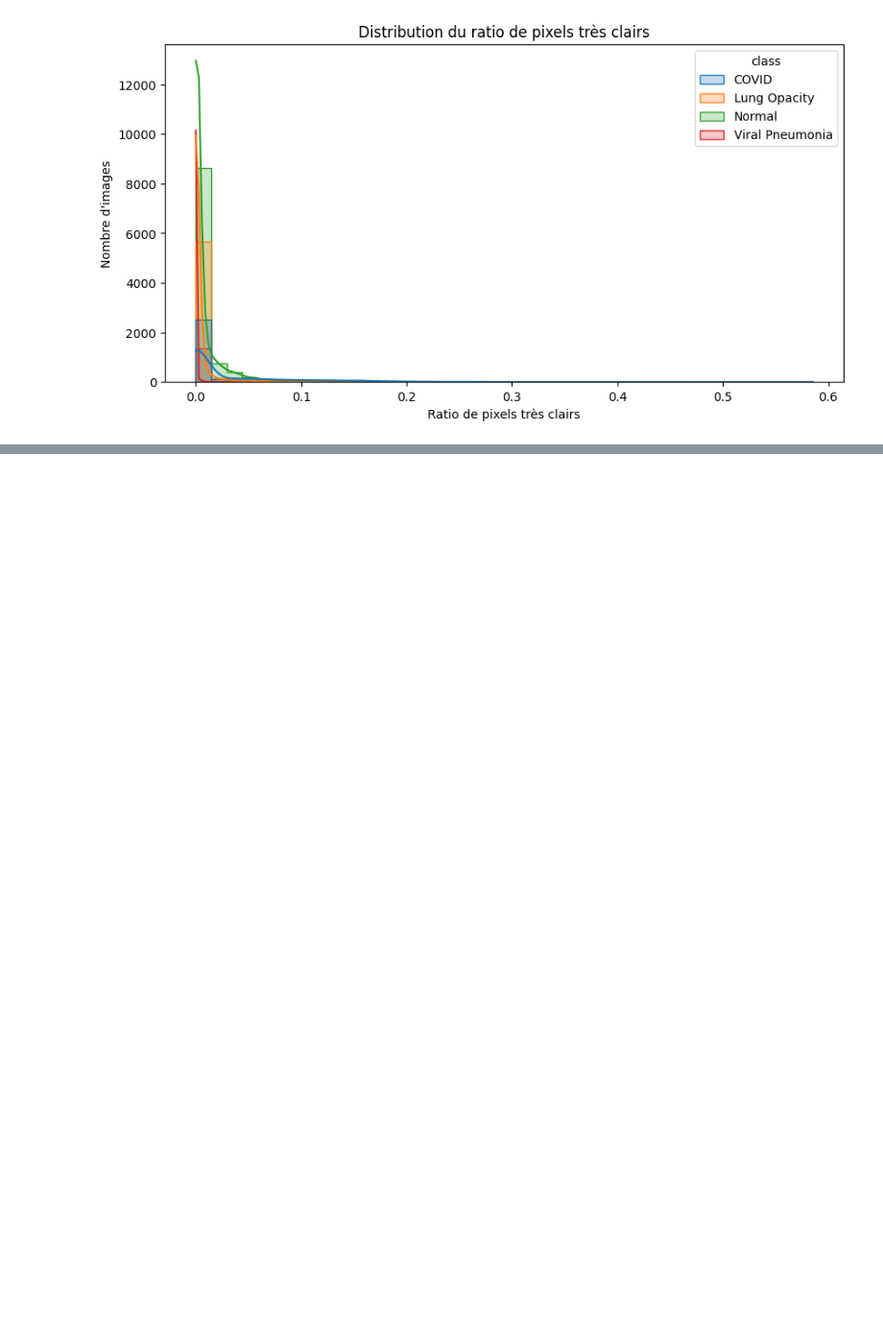
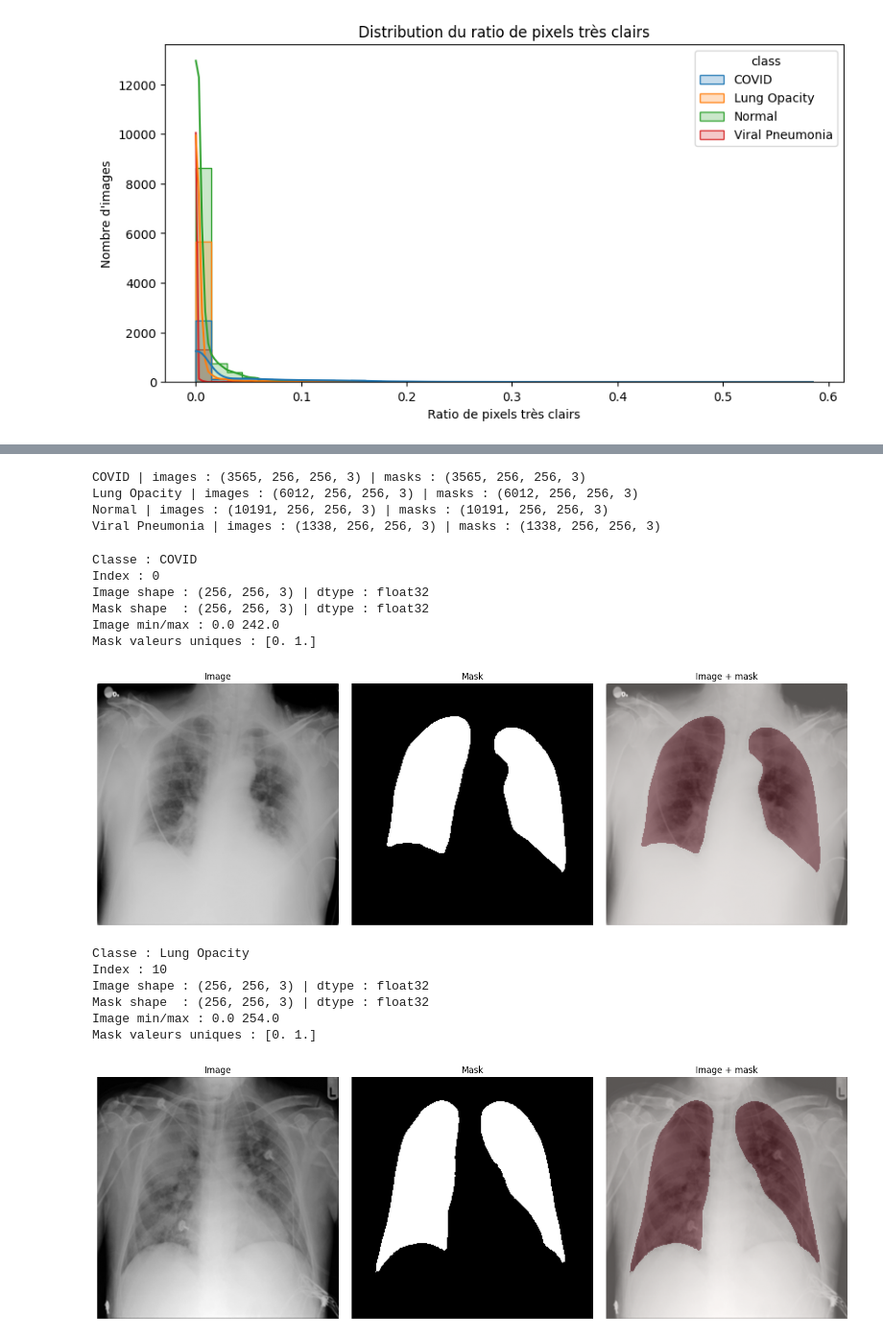
Before and after one commit to hmilet/covid-19, a Jupyter notebook: covid-19_Datasets.ipynb, the cells around one changed output, grey strips where cells are left out. Shown at 96% size. Saved outputs shown, nothing was run; the diff lists cells and outputs as text; code cells hidden in the pictures; blank space fills up the shorter version.

```diff
--- a/covid-19_Datasets.ipynb
+++ b/covid-19_Datasets.ipynb
@@ -612,0 +662,13 @@ plt.show()
+# %%
+class_mask_arrays = {
+    "COVID": unique_covid_msk_arr,
+    "Lung Opacity": unique_lung_opa_msk_arr,
+    "Normal": unique_normal_msk_arr,
+    "Viral Pneumonia": unique_pneumo_msk_arr
+}
+# Créer le dataset nettoyé
+class_image_arrays_clean, class_mask_arrays_clean = prep.clean_class_image_and_mask_arrays(
+    class_image_arrays,
+    class_mask_arrays,
+    to_remove_df
+)
@@ -612,0 +691,12 @@ plt.show()
+# %%
+for class_name in class_image_arrays:
+    print(
+        class_name,
+        "| images :", class_image_arrays[class_name].shape,
+        "| masks :", class_mask_arrays[class_name].shape
+    )
+# %% [output]
+COVID | images : (3565, 256, 256, 3) | masks : (3565, 256, 256, 3)
+Lung Opacity | images : (6012, 256, 256, 3) | masks : (6012, 256, 256, 3)
+Normal | images : (10191, 256, 256, 3) | masks : (10191, 256, 256, 3)
+Viral Pneumonia | images : (1338, 256, 256, 3) | masks : (1338, 256, 256, 3)
@@ -612,0 +804,29 @@ plt.show()
+# %%
+prep.display_image_mask_pair(
+    class_image_arrays,
+    class_mask_arrays,
+    class_name="COVID",
+    image_index=0
+)
+
+prep.display_image_mask_pair(
+    class_image_arrays,
+    class_mask_arrays,
+    class_name="Lung Opacity",
+    image_index=10
+)
+# %% [output]
+Classe : COVID
+Index : 0
+Image shape : (256, 256, 3) | dtype : float32
+Mask shape  : (256, 256, 3) | dtype : float32
+Image min/max : 0.0 242.0
+Mask valeurs uniques : [0. 1.]
+[figure, added]
+Classe : Lung Opacity
+Index : 10
+Image shape : (256, 256, 3) | dtype : float32
+Mask shape  : (256, 256, 3) | dtype : float32
+Image min/max : 0.0 254.0
+Mask valeurs uniques : [0. 1.]
+[figure, added]
```
Also changed, not shown: parts of 12 cells of this notebook.
